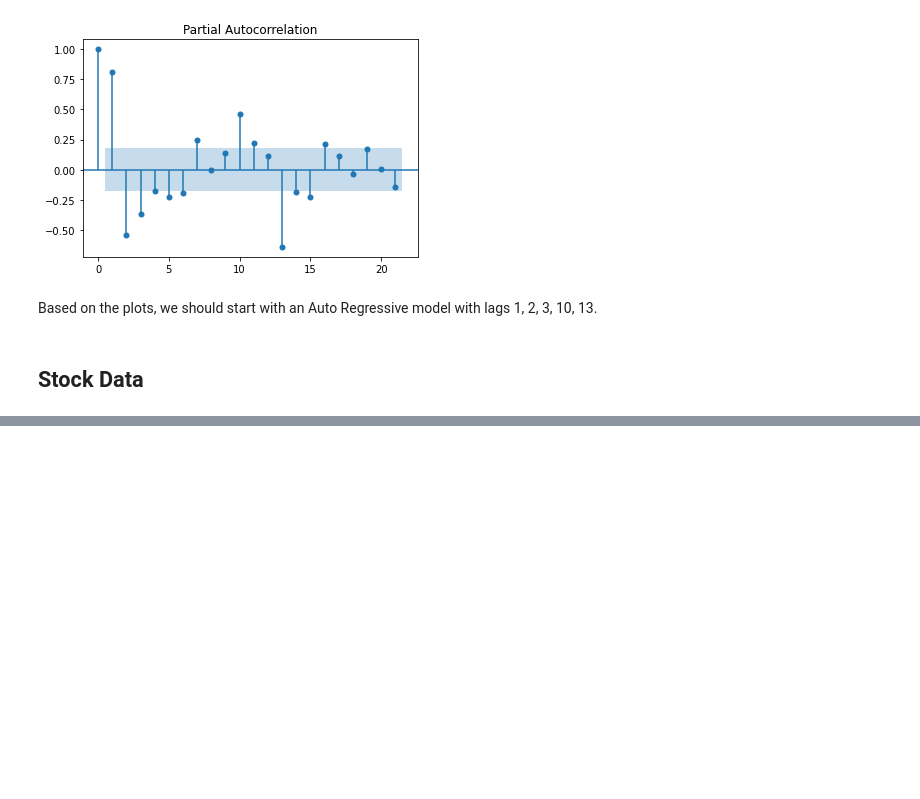
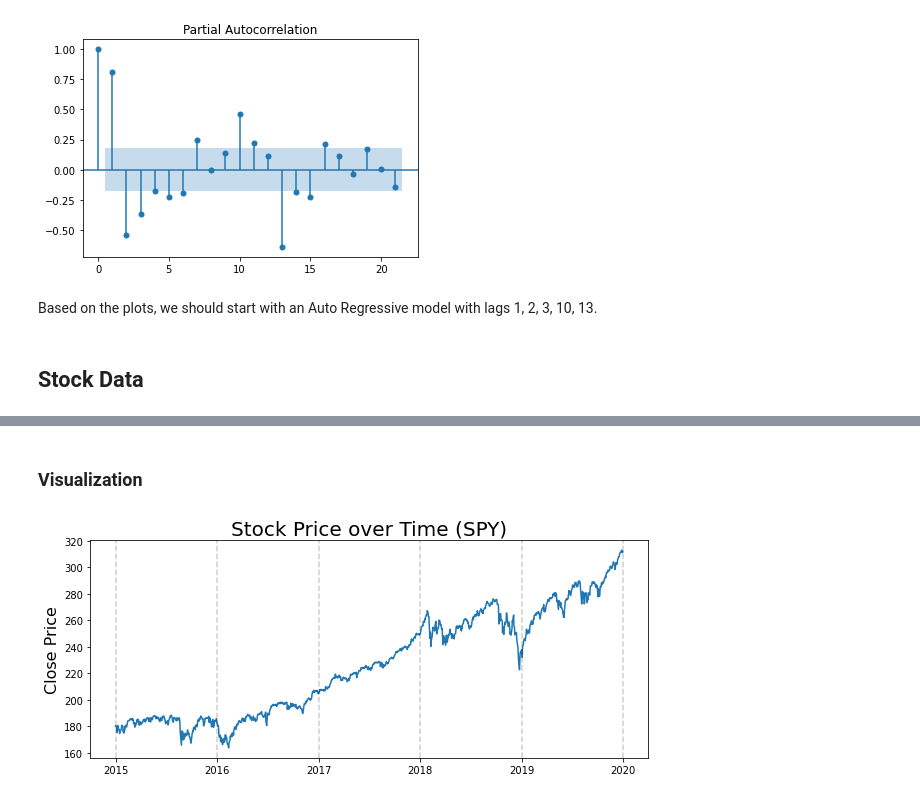
Before and after one commit to jonas-fullstack-dev/ts-auto-correlation, a Jupyter notebook: acf_pacf.ipynb, the cells around one changed output, grey strips where cells are left out. Saved outputs shown, nothing was run; the diff lists cells and outputs as text; code cells hidden in the pictures; blank space fills up the shorter version.

```diff
--- a/acf_pacf.ipynb
+++ b/acf_pacf.ipynb
@@ -63,0 +64,7 @@ ModuleNotFoundError: No module named 'yfinance'
+# %%
+# Get historical data for the defined ticker (SPDR S&P 500)
+tickerSymbol = 'SPY'
+tickerData = yf.Ticker(tickerSymbol)
+tickerDf = tickerData.history(period='1d', start='2015-01-01', end='2020-01-01')
+# %%
+tickerDf = tickerDf[['Close']]
@@ -63,0 +81,11 @@ ModuleNotFoundError: No module named 'yfinance'
+# %% [markdown]
+### Visualization
+# %%
+plt.figure(figsize=(10,4))
+plt.plot(tickerDf.Close)
+plt.title('Stock Price over Time (SPY)', fontsize=20)
+plt.ylabel('Close Price', fontsize=16)
+for year in range(2015, 2021):
+    plt.axvline(pd.to_datetime(str(year)+'-01-01'), color='k', linestyle='--', alpha=0.2)
+# %% [output]
+[figure, added]
```
Also changed, not shown: parts of 12 cells of this notebook.
